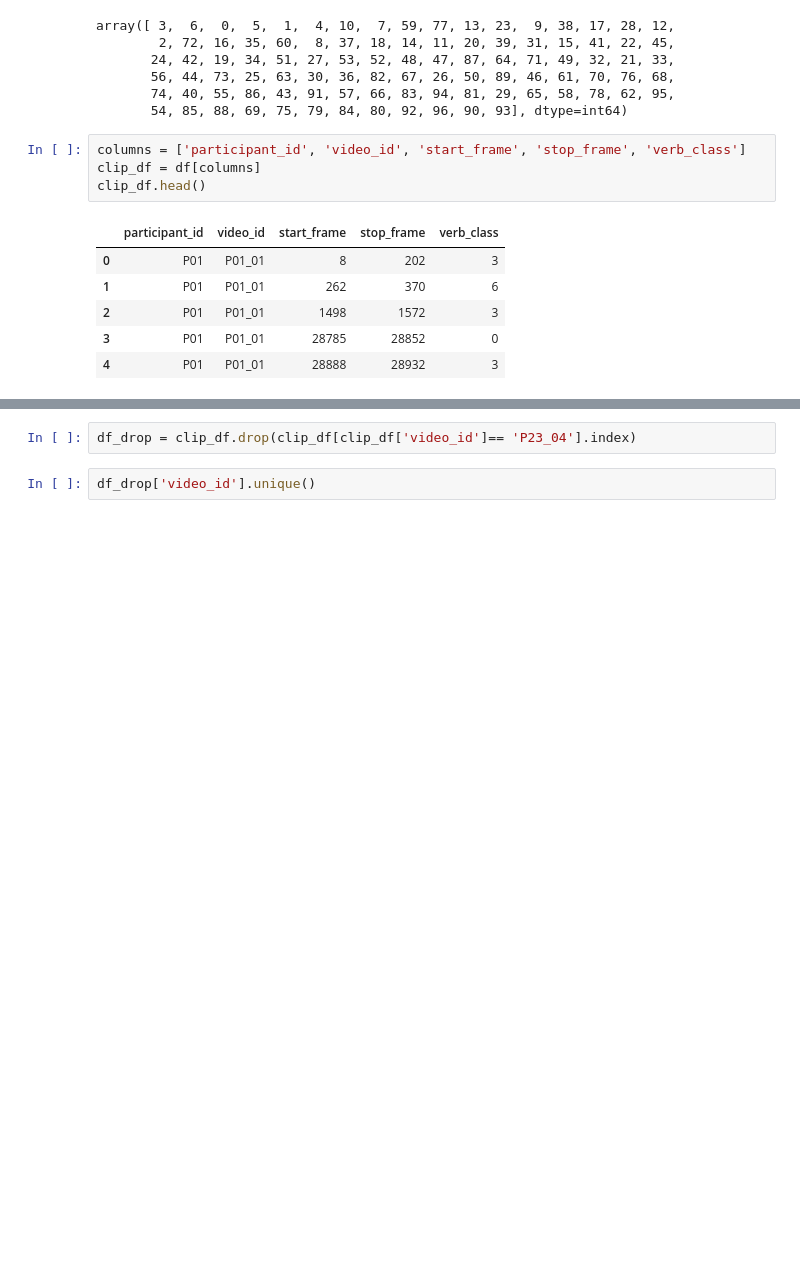
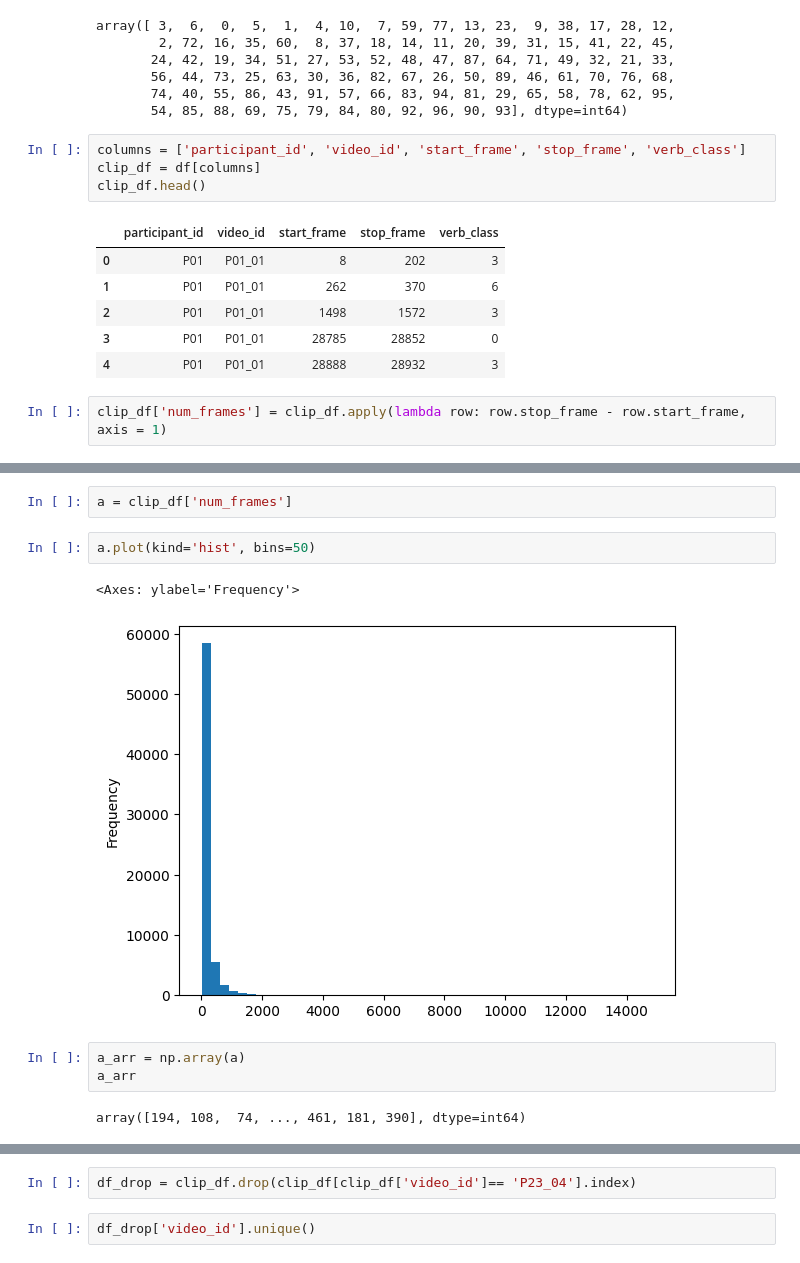
Before and after one commit to oriolmp/TFG, a Jupyter notebook: notebooks/Playground.ipynb, the cells around one changed output, grey strips where cells are left out. Drawn from its saved outputs; the diff is of its cells as text; blank space fills up the shorter version.

Commit message:
Analyse number of frames per clip

```diff
--- a/notebooks/Playground.ipynb
+++ b/notebooks/Playground.ipynb
@@ -38,3 +39,5 @@ clip_df.head()
 | 2 | P01 | P01_01 | 1498 | 1572 | 3 |
 | 3 | P01 | P01_01 | 28785 | 28852 | 0 |
 | 4 | P01 | P01_01 | 28888 | 28932 | 3 |
+# %%
+clip_df['num_frames'] = clip_df.apply(lambda row: row.stop_frame - row.start_frame, axis = 1)
@@ -40,0 +59,12 @@ clip_df.head()
+# %%
+a = clip_df['num_frames']
+# %%
+a.plot(kind='hist', bins=50)
+# %% [output]
+<Axes: ylabel='Frequency'>
+[figure, added]
+# %%
+a_arr = np.array(a)
+a_arr
+# %% [output]
+array([194, 108,  74, ..., 461, 181, 390], dtype=int64)
```
Also changed, not shown: parts of 5 cells of this notebook.
